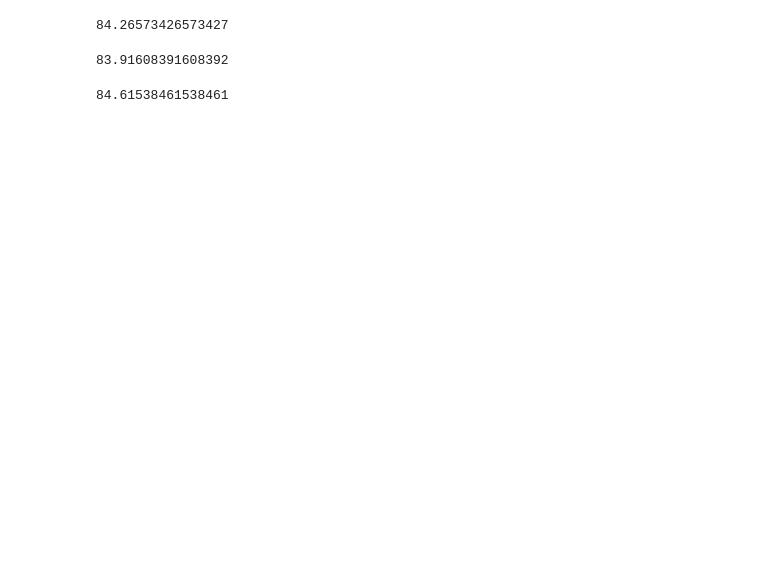
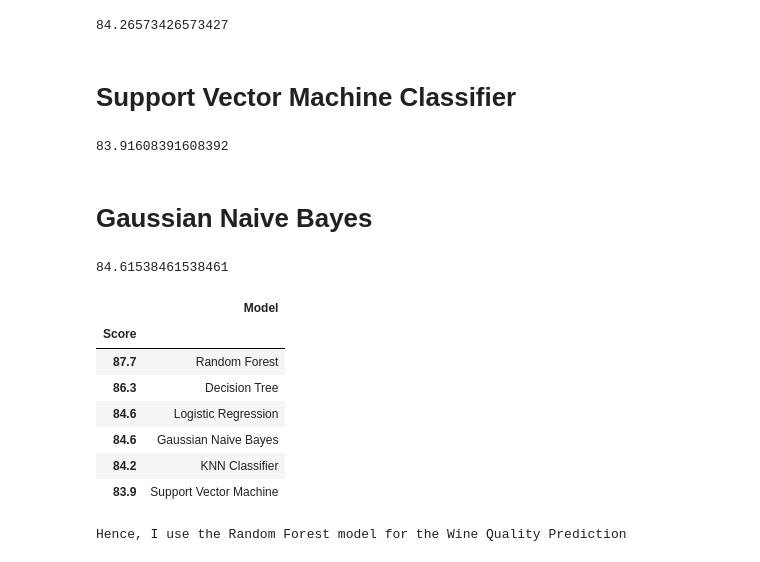
Before and after one commit to Kashyap510/python, a Jupyter notebook: wine-quality-prediction.ipynb, the cells around one changed output. Cells and saved outputs as stored; diff of their text form; code cells hidden in the pictures; blank space fills up the shorter version.

Commit message:
Kaggle Notebook | Wine Quality Prediction | Version 3

```diff
--- a/wine-quality-prediction.ipynb
+++ b/wine-quality-prediction.ipynb
@@ -257,6 +289,8 @@ acc = accuracy_score(yp,ytest)*100
 acc
 # %% [output]
 84.26573426573427
+# %% [markdown]
+# **Support Vector Machine Classifier**
 # %%
 from sklearn.svm import SVC
 sv = SVC()
@@ -266,6 +300,8 @@ acc = accuracy_score(yp,ytest)*100
 acc
 # %% [output]
 83.91608391608392
+# %% [markdown]
+# **Gaussian Naive Bayes**
 # %%
 from sklearn.naive_bayes import GaussianNB
 gb = GaussianNB()
@@ -275,3 +311,24 @@ acc = accuracy_score(yp,ytest)*100
 acc
 # %% [output]
 84.61538461538461
+# %%
+results = pd.DataFrame({
+    'Model':['Logistic Regression','Decision Tree','Random Forest','KNN Classifier','Support Vector Machine','Gaussian Naive Bayes'],
+    'Score':[84.6,86.3,87.7,84.2,83.9,84.6]})
+results = results.sort_values(by='Score',ascending=False)
+results = results.set_index('Score')
+results
+# %% [output]
+|  | Model |
+| Score |  |
+| 87.7 | Random Forest |
+| 86.3 | Decision Tree |
+| 84.6 | Logistic Regression |
+| 84.6 | Gaussian Naive Bayes |
+| 84.2 | KNN Classifier |
+| 83.9 | Support Vector Machine |
+# %%
+model = results.iloc[0,0]
+print(f"Hence, I use the {model} model for the Wine Quality Prediction")
+# %% [output]
+Hence, I use the Random Forest model for the Wine Quality Prediction
```
Also changed, not shown: parts of 27 cells of this notebook.
